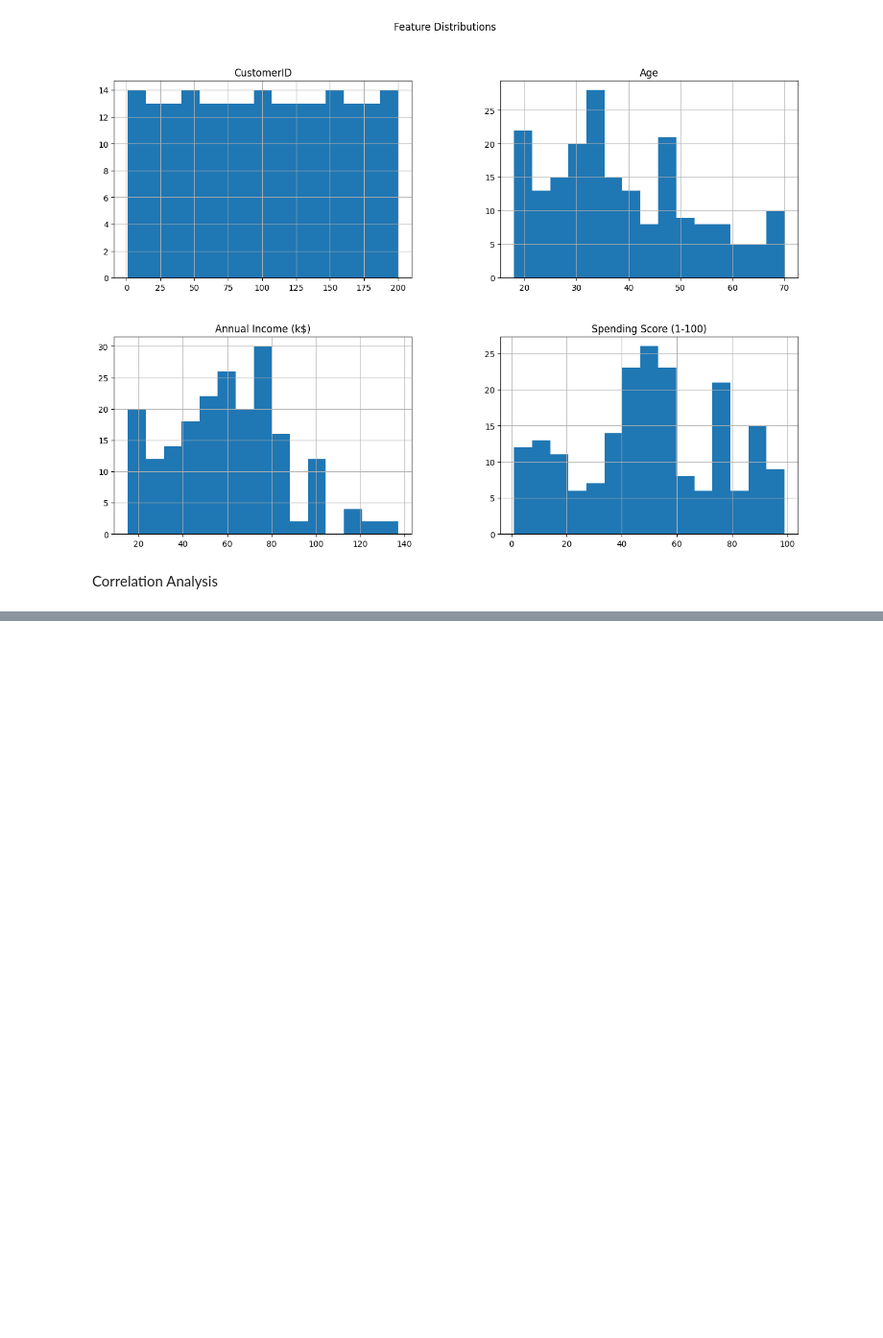
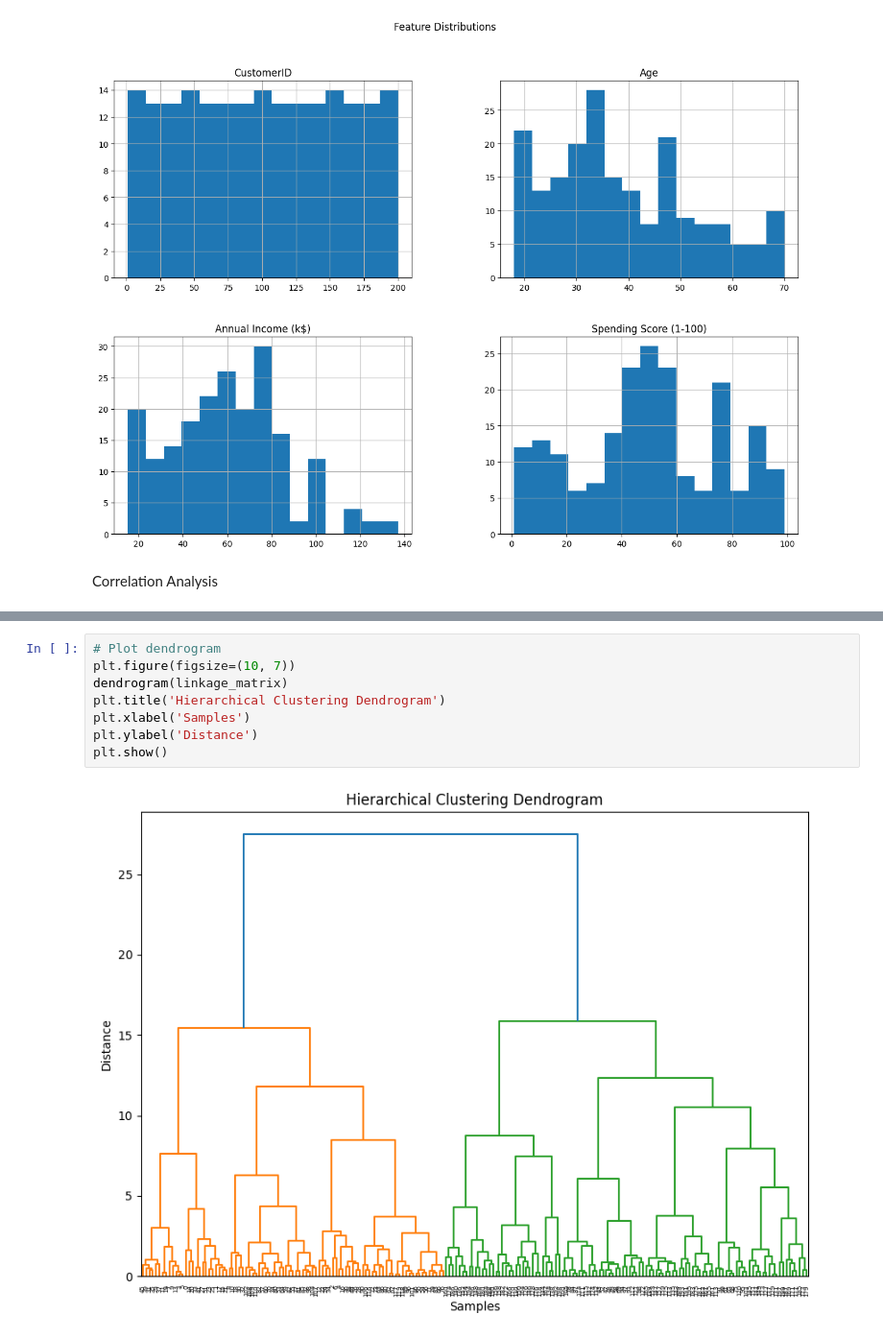
Before and after one commit to abhinavbulusu/Abhi-s-Portfolio-Projects, a Jupyter notebook: Customer_Segmentation_Using_Clustering.ipynb, the cells around one changed output, grey strips where cells are left out. Shown at 96% size. Drawn from its saved outputs; the diff is of its cells as text; blank space fills up the shorter version.

```diff
--- a/Customer_Segmentation_Using_Clustering.ipynb
+++ b/Customer_Segmentation_Using_Clustering.ipynb
@@ -69,0 +190,10 @@ ValueError: could not convert string to float: 'Male'
+# %%
+# Plot dendrogram
+plt.figure(figsize=(10, 7))
+dendrogram(linkage_matrix)
+plt.title('Hierarchical Clustering Dendrogram')
+plt.xlabel('Samples')
+plt.ylabel('Distance')
+plt.show()
+# %% [output]
+[figure, added]
```
Also changed, not shown: parts of 19 cells of this notebook.
